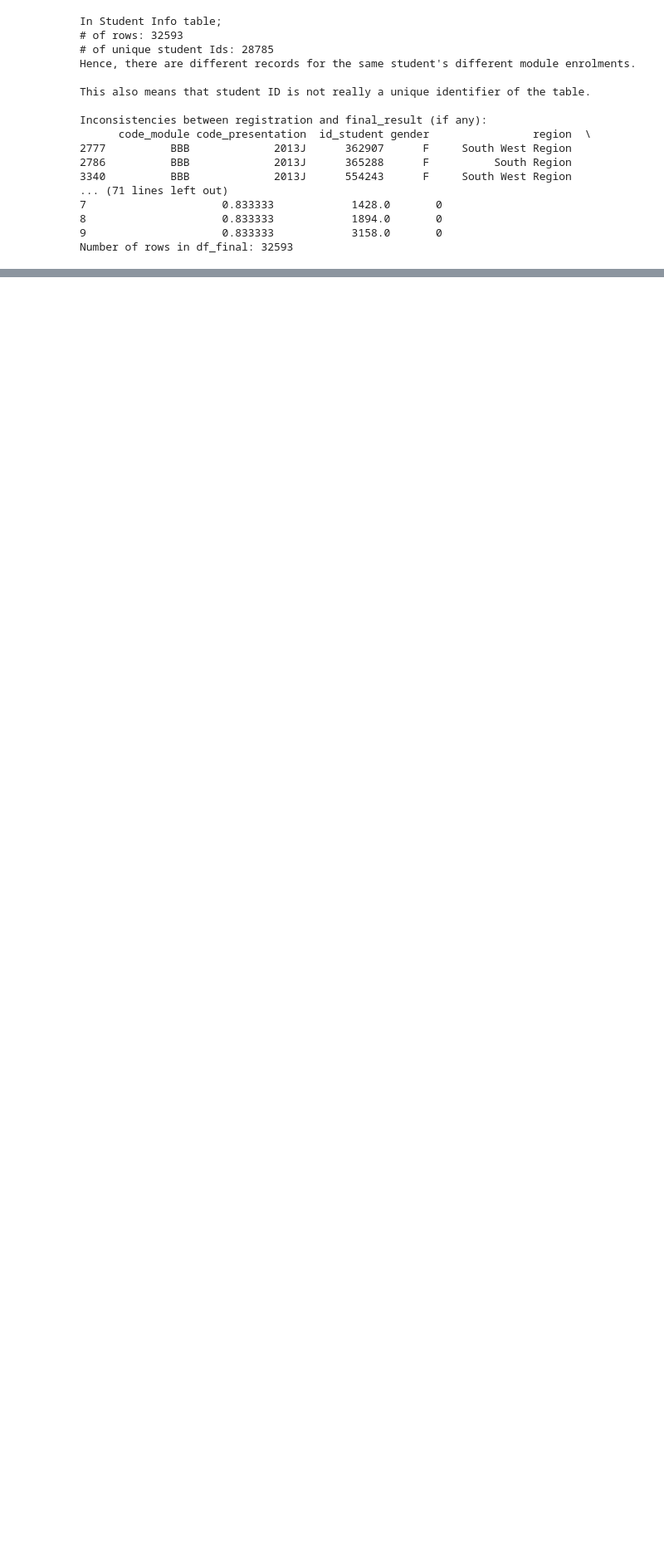
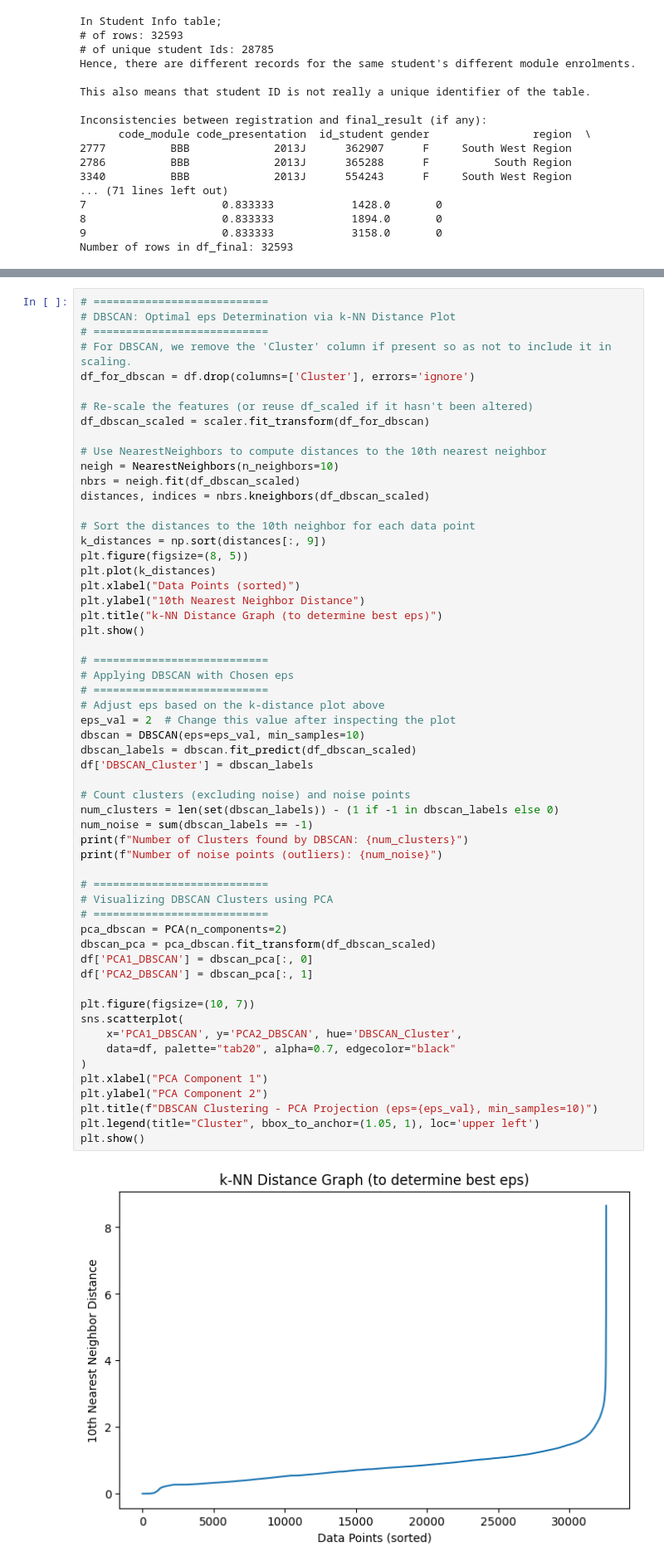
Before and after one commit to buppanasu/Student-Grade-Predictor, a Jupyter notebook: 2)ML_Algo/Withdrawn.ipynb, the cells around one changed output, grey strips where cells are left out. Shown at 83% size. Drawn from its saved outputs; the diff is of its cells as text; blank space fills up the shorter version.

```diff
--- a/2)ML_Algo/Withdrawn.ipynb
+++ b/2)ML_Algo/Withdrawn.ipynb
@@ -369,0 +486,59 @@ Cluster
+# %%
+# ===========================
+# DBSCAN: Optimal eps Determination via k-NN Distance Plot
+# ===========================
+# For DBSCAN, we remove the 'Cluster' column if present so as not to include it in scaling.
+df_for_dbscan = df.drop(columns=['Cluster'], errors='ignore')
+
+# Re-scale the features (or reuse df_scaled if it hasn't been altered)
+df_dbscan_scaled = scaler.fit_transform(df_for_dbscan)
+
+# Use NearestNeighbors to compute distances to the 10th nearest neighbor
+neigh = NearestNeighbors(n_neighbors=10)
+nbrs = neigh.fit(df_dbscan_scaled)
+distances, indices = nbrs.kneighbors(df_dbscan_scaled)
+
+# Sort the distances to the 10th neighbor for each data point
+k_distances = np.sort(distances[:, 9])
+plt.figure(figsize=(8, 5))
+plt.plot(k_distances)
+plt.xlabel("Data Points (sorted)")
+plt.ylabel("10th Nearest Neighbor Distance")
+plt.title("k-NN Distance Graph (to determine best eps)")
+plt.show()
+
+# ===========================
+# Applying DBSCAN with Chosen eps
+# ===========================
+# Adjust eps based on the k-distance plot above
+eps_val = 2  # Change this value after inspecting the plot
+dbscan = DBSCAN(eps=eps_val, min_samples=10)
+dbscan_labels = dbscan.fit_predict(df_dbscan_scaled)
+df['DBSCAN_Cluster'] = dbscan_labels
+
+# Count clusters (excluding noise) and noise points
+num_clusters = len(set(dbscan_labels)) - (1 if -1 in dbscan_labels else 0)
+num_noise = sum(dbscan_labels == -1)
+print(f"Number of Clusters found by DBSCAN: {num_clusters}")
+print(f"Number of noise points (outliers): {num_noise}")
+
+# ===========================
+# Visualizing DBSCAN Clusters using PCA
+# ===========================
+pca_dbscan = PCA(n_components=2)
+dbscan_pca = pca_dbscan.fit_transform(df_dbscan_scaled)
+df['PCA1_DBSCAN'] = dbscan_pca[:, 0]
+df['PCA2_DBSCAN'] = dbscan_pca[:, 1]
+
+plt.figure(figsize=(10, 7))
+sns.scatterplot(
+    x='PCA1_DBSCAN', y='PCA2_DBSCAN', hue='DBSCAN_Cluster',
+    data=df, palette="tab20", alpha=0.7, edgecolor="black"
+)
+plt.xlabel("PCA Component 1")
+plt.ylabel("PCA Component 2")
+plt.title(f"DBSCAN Clustering - PCA Projection (eps={eps_val}, min_samples=10)")
+plt.legend(title="Cluster", bbox_to_anchor=(1.05, 1), loc='upper left')
+plt.show()
+# %% [output]
+[figure, added]
```
Also changed, not shown: parts of 5 cells of this notebook, 1 other file.
